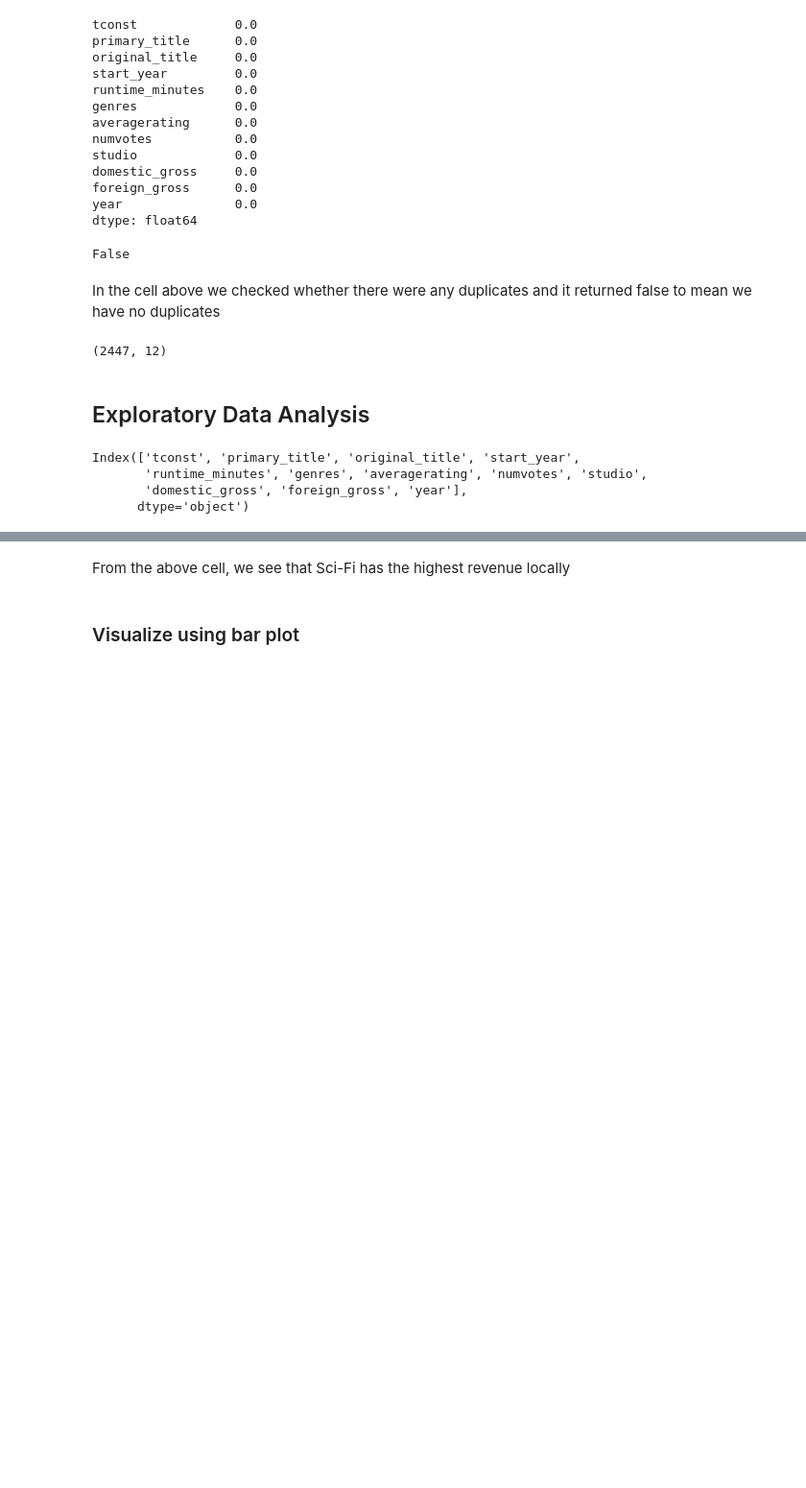
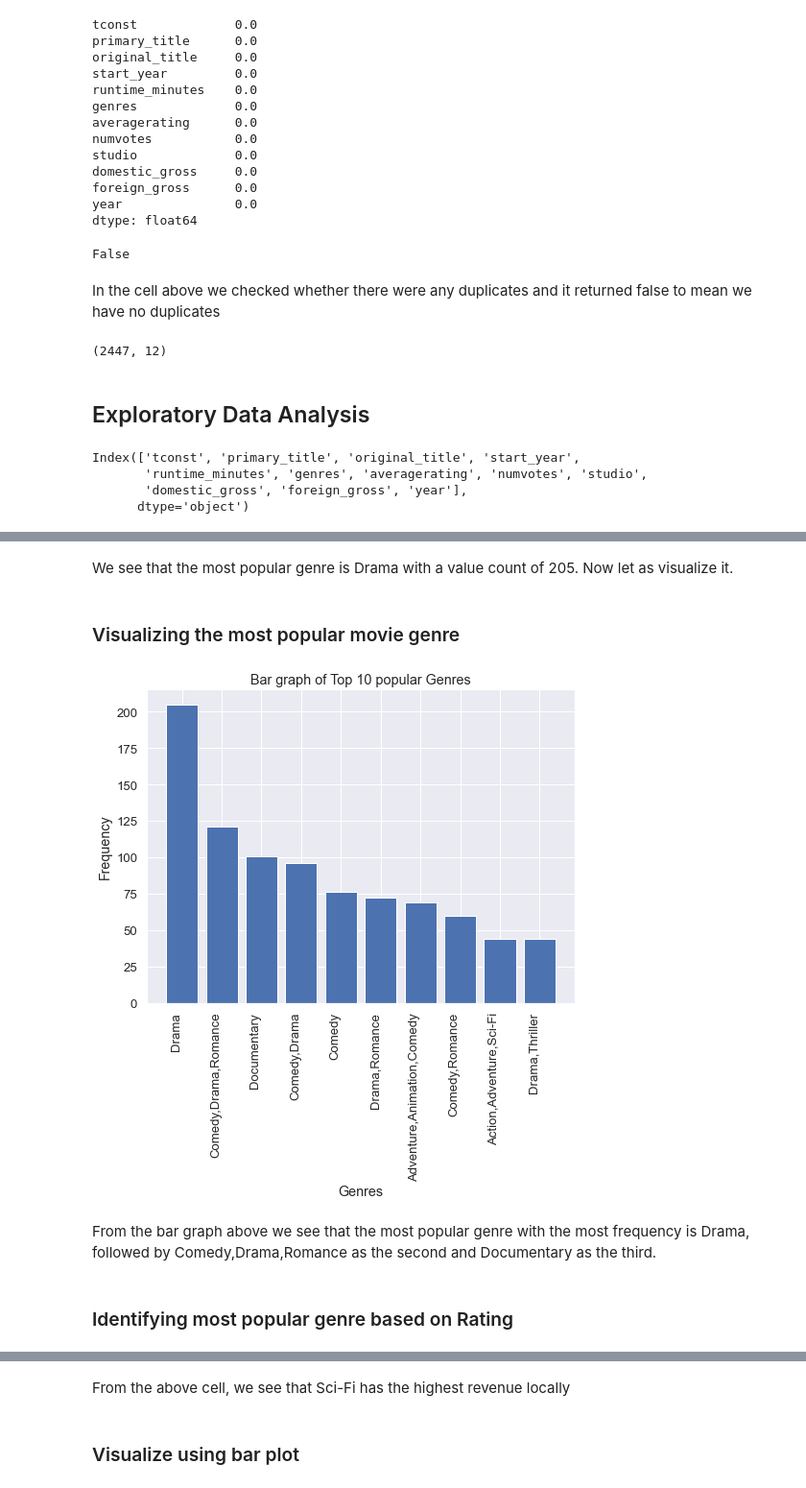
Before and after one commit to Trixiemoek/dsc-phase-1-project, a Jupyter notebook: student.ipynb, the cells around one changed output, grey strips where cells are left out. Shown at 96% size. Drawn from its saved outputs; the diff is of its cells as text; code cells hidden in the pictures; blank space fills up the shorter version.

```diff
--- a/student.ipynb
+++ b/student.ipynb
@@ -400,0 +405,9 @@ Index(['tconst', 'primary_title', 'original_title', 'start_year',
+# %%
+# define a variable that returns value counts of the genres
+def tot_movies(movie_data):
+    tot_movies= data['genres'].str.title().value_counts()
+    return tot_movies
+# %%
+#pass the data to the function and display the first 10
+tot_movies = tot_movies(data)
+tot_movies.head(10)
@@ -400,0 +426,24 @@ Index(['tconst', 'primary_title', 'original_title', 'start_year',
+# %% [markdown]
+We see that the most popular genre is Drama with a value count of 205. Now let as visualize it.
+# %% [markdown]
+### Visualizing the most popular movie genre
+# %%
+# top 10 most popular movie genres
+top_10 = tot_movies.head(10)
+#set figsize
+plt.subplots(figsize=(8,6))
+plt.bar(top_10.index, top_10.values)
+#setting x, y labels and titles
+plt.xlabel('Genres')
+plt.ylabel('Frequency')
+plt.title('Bar graph of Top 10 popular Genres')
+#setting ticks
+plt.xticks(rotation=90, ha = 'right')
+plt.show()
+# %% [output]
+[figure, added]
+# %% [markdown]
+
+From the bar graph above we see that the most popular genre with the most frequency is Drama, followed by Comedy,Drama,Romance as the second and Documentary as the third.
+# %% [markdown]
+### Identifying most popular genre based on Rating
```
Also changed, not shown: parts of 26 cells of this notebook.
